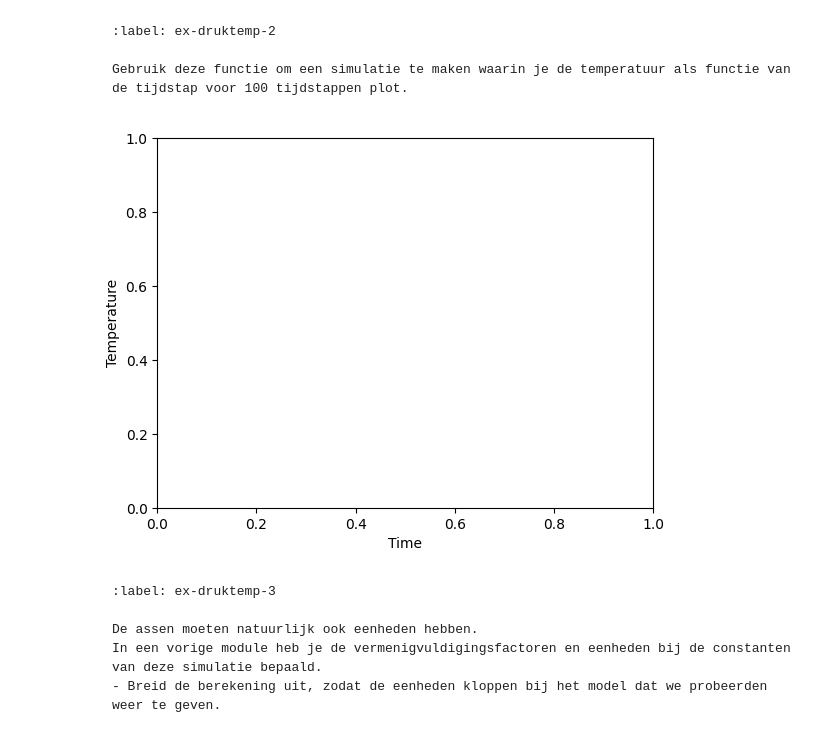
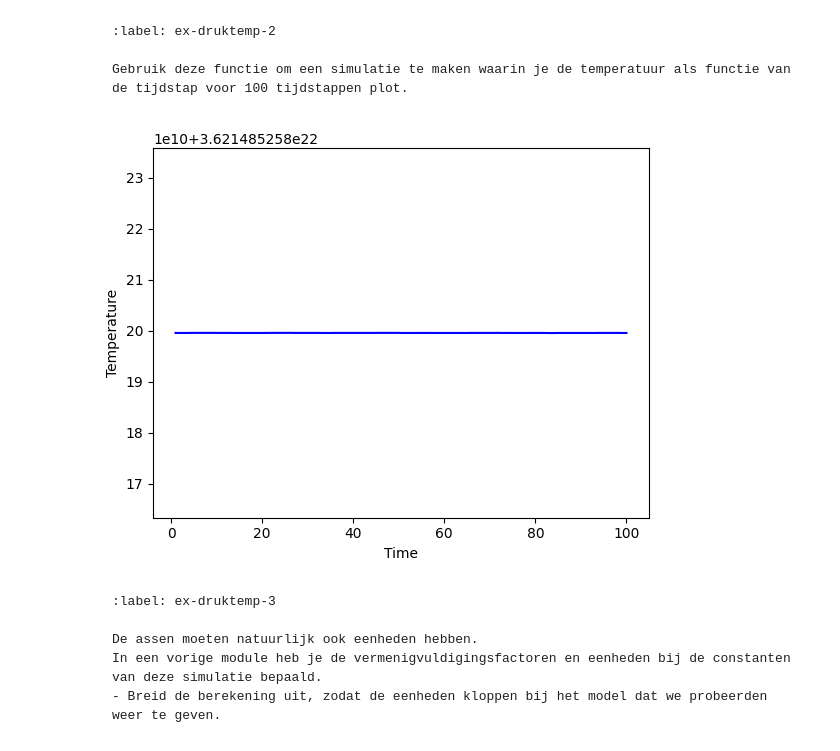
Before and after one commit to Jz-Mo/thermolab, a Jupyter notebook: Content/PySim/5_druktemp.ipynb, the cells around one changed output. Saved outputs shown, nothing was run; the diff lists cells and outputs as text; code cells hidden in the pictures.

Commit message:
Plot temp over time

````diff
--- a/Content/PySim/5_druktemp.ipynb
+++ b/Content/PySim/5_druktemp.ipynb
@@ -214,24 +214,25 @@ Gebruik deze functie om een simulatie te maken waarin je de temperatuur als func
 # %%
 # ruimte voor uitwerking
 
 particles = []
 temperatures = np.zeros(100, dtype=float)
 times = np.linspace(1, 100, 100)
 
 create_particles(particles)
 for i in range(100):
     take_time_step(particles)
     # vastleggen van temperatuur per tijdstap
-#your code/answer
+    temperatures[i] = temperature(particles)
 
 plt.figure()
 plt.xlabel('Time')
 plt.ylabel('Temperature')
 # plotten van tijd tegen temperatuur
 #your code/answer
+plt.plot(times, temperatures, 'b-')
 plt.show()
 # %% [output]
-[figure, old version]
+[figure, new version]
 # %% [markdown]
 ```{exercise}
 :label: ex-druktemp-3
````
Also changed, not shown: parts of 2 cells of this notebook.
